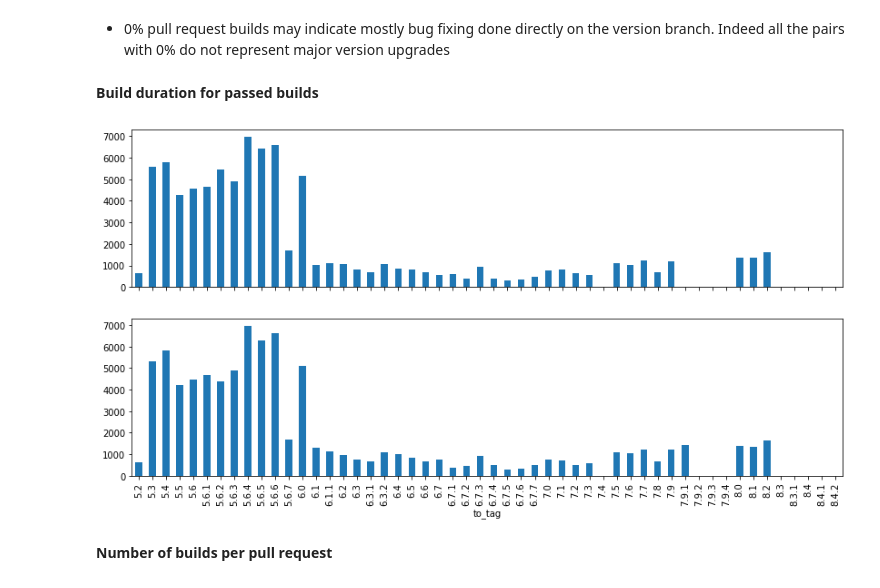
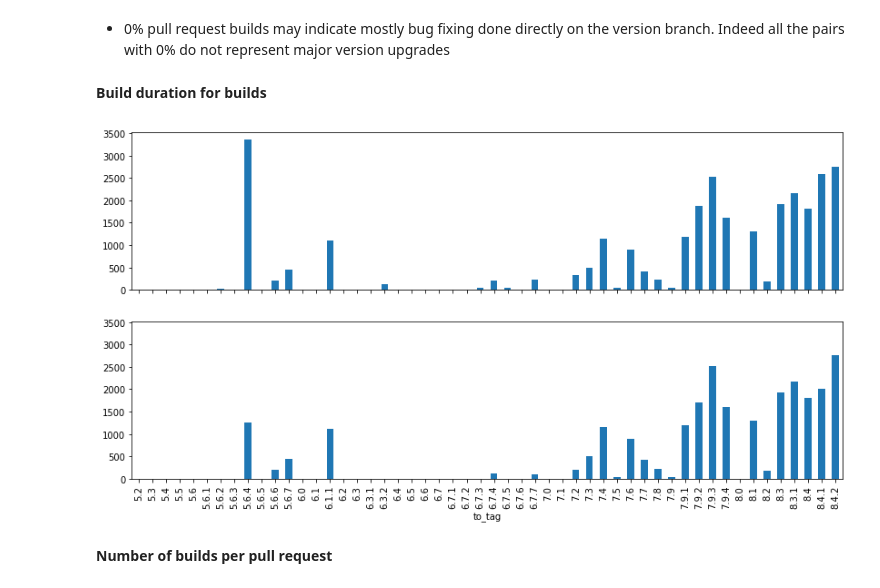
Before and after one commit to IncioMan/Continuous-Integration-metrics-for-post-release-bugs-prediction, a Jupyter notebook: notebooks/analysis/continuous_integration_metrics_for_releases.ipynb, the cells around one changed output. Cells and saved outputs as stored; diff of their text form; code cells hidden in the pictures.

Commit message:
the data analysis continues + fix build duration negative

```diff
--- a/notebooks/analysis/continuous_integration_metrics_for_releases.ipynb
+++ b/notebooks/analysis/continuous_integration_metrics_for_releases.ipynb
@@ -250,5 +250,5 @@ for i, df_job in enumerate(df_jobs):
 * 0% pull request builds may indicate mostly bug fixing done directly on the version branch.
 Indeed all the pairs with 0% do not represent major version upgrades
 # %% [markdown]
-**Build duration for passed builds**
+**Build duration for builds**
 # %%
@@ -281,14 +280,14 @@ for agg in ["mean", "median", "max", "min"]:
 # %%
 fig, axes = plt.subplots(nrows=len(df_jobs), ncols=1, sharex=True, sharey=True, figsize=(14.0, 7.0))
 for i, df_job in enumerate(df_jobs):
     df_job[0].set_index("to_tag").sort_index().\
-        median_failed_build_duration.plot(kind="bar", ax=axes[i], color=["tab:blue"])
+        min_all_build_duration.plot(kind="bar", ax=axes[i], color=["tab:blue"])
     ax.set_xticklabels(ax.get_xticklabels(),rotation=90)
     ax.set_title(df_job[2])
     if(i < len(df_jobs) - 1):
         ax.get_xaxis().set_visible(False)
 # %% [output]
-[figure, old version]
+[figure, new version]
 # %% [markdown]
 **Number of builds per pull request**
 # %%
```
Also changed, not shown: parts of 5 cells of this notebook, 9 other files.
